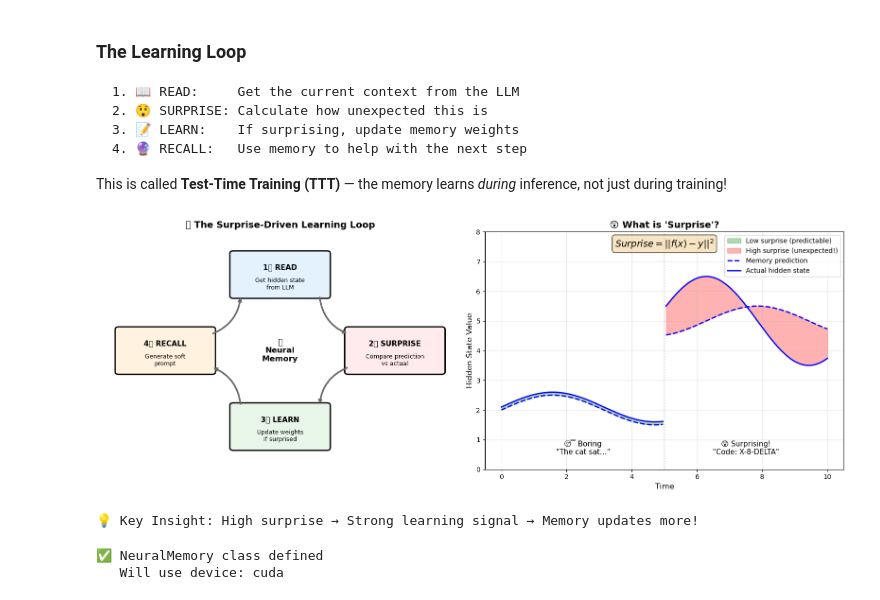
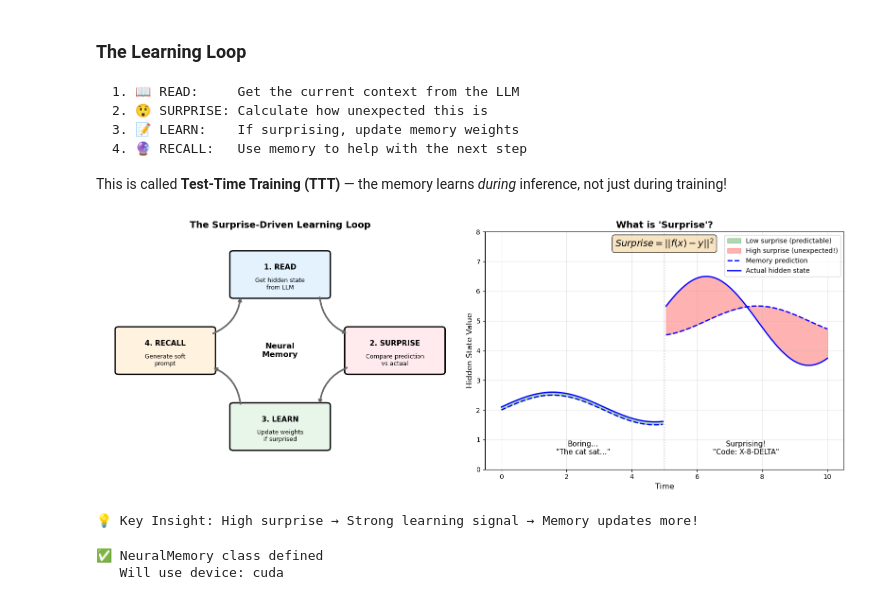
Before and after one commit to seongyongkim/dgx-spark-titans-miras-notebook, a Jupyter notebook: Titans_MIRAS_Hybrid.ipynb, the cells around one changed output. Cells and saved outputs as stored; diff of their text form; code cells hidden in the pictures.

```diff
--- a/Titans_MIRAS_Hybrid.ipynb
+++ b/Titans_MIRAS_Hybrid.ipynb
@@ -278,15 +278,15 @@ ax1 = axes[0]
 ax1.set_xlim(0, 10)
 ax1.set_ylim(0, 10)
 ax1.axis('off')
-ax1.set_title("🔄 The Surprise-Driven Learning Loop", fontsize=14, fontweight='bold')
+ax1.set_title("The Surprise-Driven Learning Loop", fontsize=14, fontweight='bold')
 
 # Step boxes at cardinal positions (Top, Right, Bottom, Left)
 # Box size: width=2.6, height=1.8, centered at (x, y)
 steps = [
-    (5, 8.2, "1️⃣ READ", "Get hidden state\nfrom LLM", '#E3F2FD'),       # TOP
-    (8.2, 5, "2️⃣ SURPRISE", "Compare prediction\nvs actual", '#FFEBEE'),  # RIGHT
-    (5, 1.8, "3️⃣ LEARN", "Update weights\nif surprised", '#E8F5E9'),    # BOTTOM
-    (1.8, 5, "4️⃣ RECALL", "Generate soft\nprompt", '#FFF3E0'),          # LEFT
+    (5, 8.2, "1. READ", "Get hidden state\nfrom LLM", '#E3F2FD'),       # TOP
+    (8.2, 5, "2. SURPRISE", "Compare prediction\nvs actual", '#FFEBEE'),  # RIGHT
+    (5, 1.8, "3. LEARN", "Update weights\nif surprised", '#E8F5E9'),    # BOTTOM
+    (1.8, 5, "4. RECALL", "Generate soft\nprompt", '#FFF3E0'),          # LEFT
 ]
 
 box_width = 2.6
@@ -324,11 +324,11 @@ ax1.annotate('', xy=(5 - box_width/2 + 0.2, 8.2 - box_height/2),  # top box bott
              arrowprops=arrow_style)
 
 # Center text
-ax1.text(5, 5, "🧠\nNeural\nMemory", ha='center', va='center', fontsize=12, fontweight='bold')
+ax1.text(5, 5, "Neural\nMemory", ha='center', va='center', fontsize=12, fontweight='bold')
 
 # ===== RIGHT: Surprise Visualization =====
 ax2 = axes[1]
-ax2.set_title("😲 What is 'Surprise'?", fontsize=14, fontweight='bold')
+ax2.set_title("What is 'Surprise'?", fontsize=14, fontweight='bold')
 
 # Show prediction vs actual
 x = np.linspace(0, 10, 100)
@@ -338,36 +338,36 @@ y_pred_boring = np.sin(x) * 0.5 + 2
 y_actual_boring = np.sin(x) * 0.5 + 2.1
 ax2.fill_between(x[:50], y_pred_boring[:50], y_actual_boring[:50], alpha=0.3, color='green', label='Low surprise (predictable)')
 
 # "Surprising" example (high surprise)
 y_pred_surprise = np.sin(x) * 0.5 + 5
 y_actual_surprise = np.cos(x) * 1.5 + 5
 ax2.fill_between(x[50:], y_pred_surprise[50:], y_actual_surprise[50:], alpha=0.3, color='red', label='High surprise (unexpected!)')
 
 ax2.plot(x[:50], y_pred_boring[:50], 'b--', label='Memory prediction', linewidth=2)
 ax2.plot(x[:50], y_actual_boring[:50], 'b-', label='Actual hidden state', linewidth=2)
 ax2.plot(x[50:], y_pred_surprise[50:], 'b--', linewidth=2)
 ax2.plot(x[50:], y_actual_surprise[50:], 'b-', linewidth=2)
 
 ax2.axvline(x=5, color='gray', linestyle=':', alpha=0.5)
-ax2.text(2.5, 0.5, '😴 Boring\n"The cat sat..."', ha='center', fontsize=11)
-ax2.text(7.5, 0.5, '😲 Surprising!\n"Code: X-8-DELTA"', ha='center', fontsize=11)
+ax2.text(2.5, 0.5, 'Boring...\n"The cat sat..."', ha='center', fontsize=11)
+ax2.text(7.5, 0.5, 'Surprising!\n"Code: X-8-DELTA"', ha='center', fontsize=11)
 
 ax2.set_xlabel('Time', fontsize=12)
 ax2.set_ylabel('Hidden State Value', fontsize=12)
 ax2.legend(loc='upper right')
 ax2.set_ylim(0, 8)
 ax2.grid(True, alpha=0.3)
 
 # Add formula
 ax2.text(5, 7.5, r'$Surprise = ||f(x) - y||^2$', ha='center', fontsize=14,
          bbox=dict(boxstyle='round', facecolor='wheat', alpha=0.8))
 
 plt.tight_layout()
 plt.show()
 
 print("💡 Key Insight: High surprise → Strong learning signal → Memory updates more!")
 # %% [output]
-[figure, old version]
+[figure, new version]
 💡 Key Insight: High surprise → Strong learning signal → Memory updates more!
 # %%
 # ============================================
```
Also changed, not shown: parts of 7 cells of this notebook.
